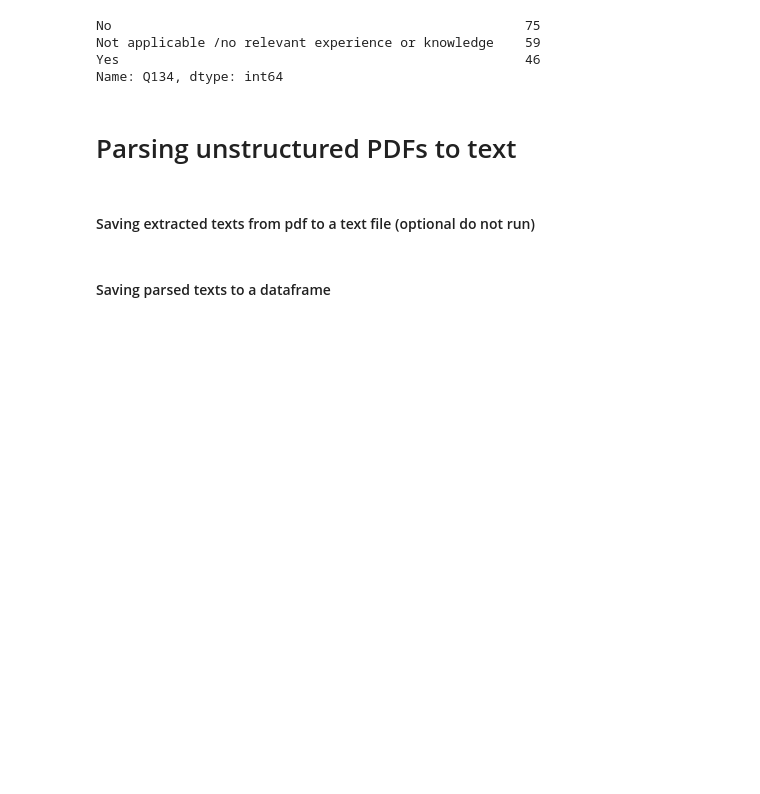
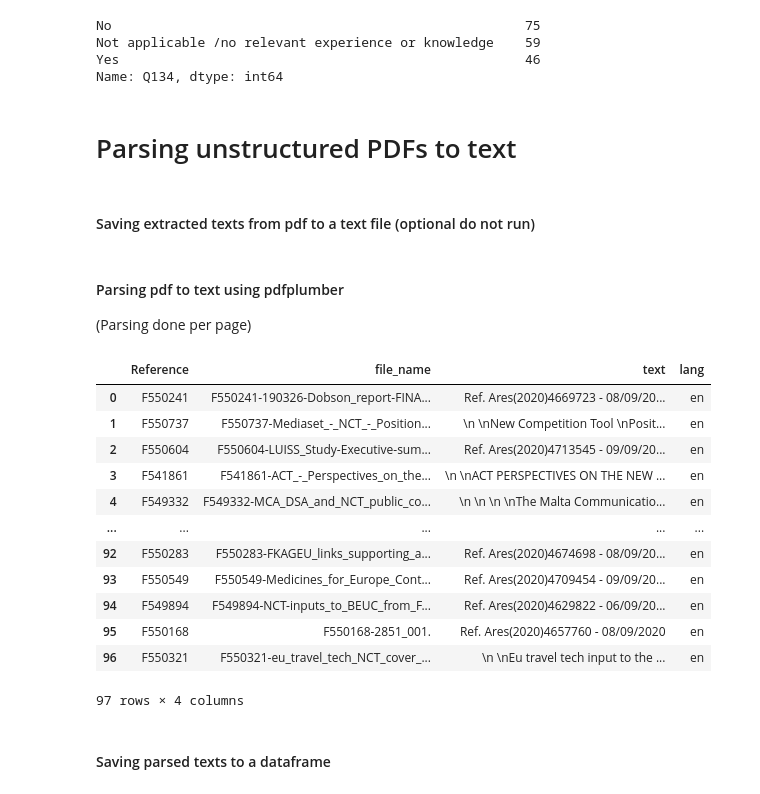
Before and after one commit to adellegia/watermelon, a Jupyter notebook: src/parsing.ipynb, the cells around one changed output. Cells and saved outputs as stored; diff of their text form; code cells hidden in the pictures; blank space fills up the shorter version.

```diff
--- a/src/parsing.ipynb
+++ b/src/parsing.ipynb
@@ -230,3 +230,6 @@ txt_dir = "../data/texts/"
 #                     encoding='utf-8', mode='w') as f:
 #             f.writelines(all_text)
 #             f.close()
+# %% [markdown]
+#### Parsing pdf to text using pdfplumber
+(Parsing done per page)
@@ -233,3 +257,19 @@ txt_dir = "../data/texts/"
+# %%
+df_text
+# %% [output]
+|  | Reference | file_name | text | lang |
+| 0 | F550241 | F550241-190326-Dobson_report-FINA... | Ref. Ares(2020)4669723 - 08/09/20... | en |
+| 1 | F550737 | F550737-Mediaset_-_NCT_-_Position... | \n \nNew Competition Tool \nPosit... | en |
+| 2 | F550604 | F550604-LUISS_Study-Executive-sum... | Ref. Ares(2020)4713545 - 09/09/20... | en |
+| 3 | F541861 | F541861-ACT_-_Perspectives_on_the... | \n \nACT PERSPECTIVES ON THE NEW ... | en |
+| 4 | F549332 | F549332-MCA_DSA_and_NCT_public_co... | \n \n \n \nThe Malta Communicatio... | en |
+| ... | ... | ... | ... | ... |
+| 92 | F550283 | F550283-FKAGEU_links_supporting_a... | Ref. Ares(2020)4674698 - 08/09/20... | en |
+| 93 | F550549 | F550549-Medicines_for_Europe_Cont... | Ref. Ares(2020)4709454 - 09/09/20... | en |
+| 94 | F549894 | F549894-NCT-inputs_to_BEUC_from_F... | Ref. Ares(2020)4629822 - 06/09/20... | en |
+| 95 | F550168 | F550168-2851_001. | Ref. Ares(2020)4657760 - 08/09/2020 | en |
+| 96 | F550321 | F550321-eu_travel_tech_NCT_cover_... | \n \nEu travel tech input to the ... | en |
+97 rows × 4 columns
 # %% [markdown]
 #### Saving parsed texts to a dataframe
 # %%
```
Also changed, not shown: parts of 20 cells of this notebook, 1 other file.
